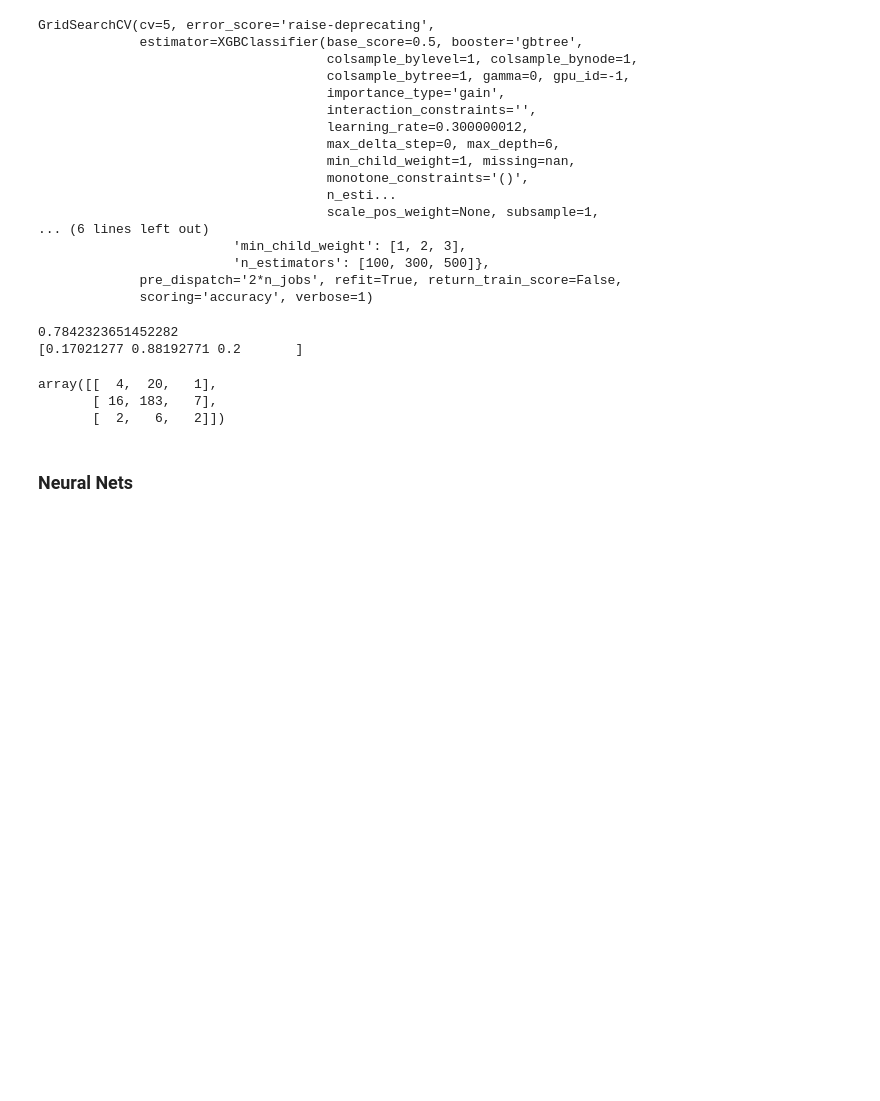
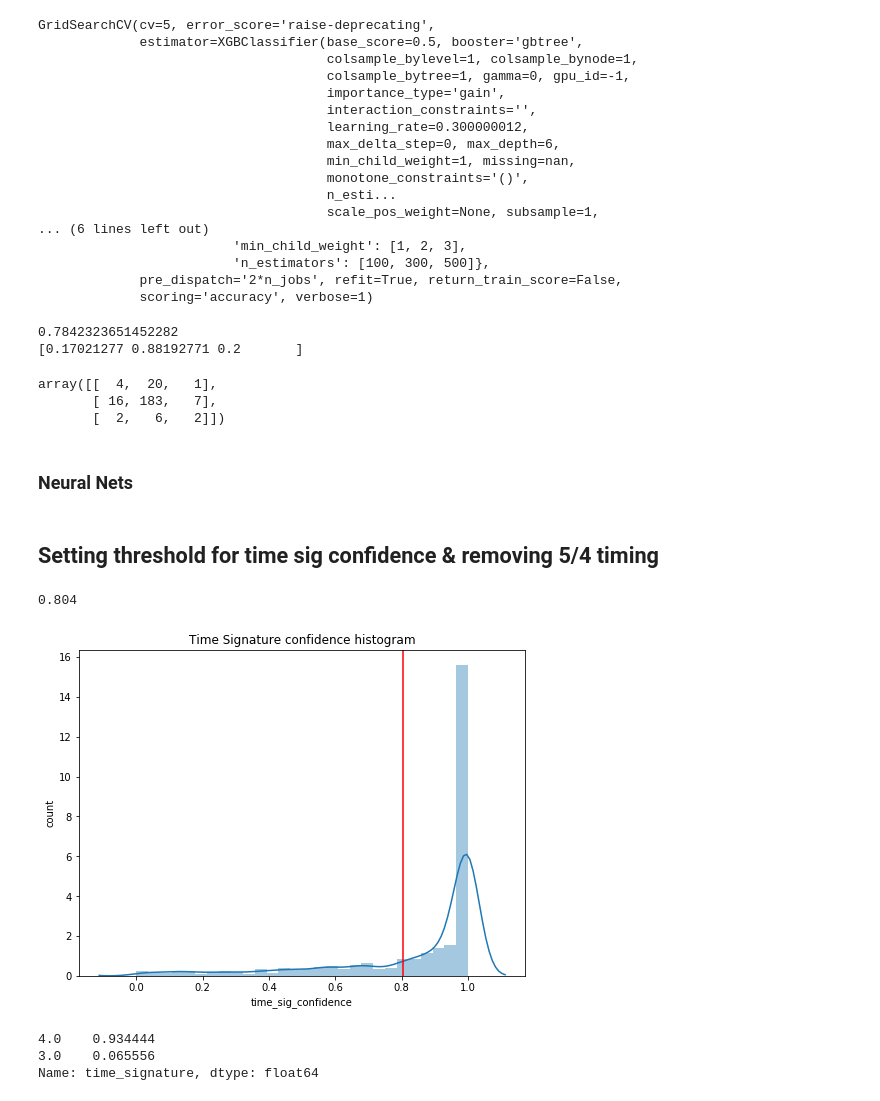
Before and after one commit to OsterMendel/classifying_time_signature_in-music, a Jupyter notebook: Modelling.ipynb, the cells around one changed output. Saved outputs shown, nothing was run; the diff lists cells and outputs as text; code cells hidden in the pictures; blank space fills up the shorter version.

Commit message:
filtered df set thresh for tim sig conf and removed 5/4 time

```diff
--- a/Modelling.ipynb
+++ b/Modelling.ipynb
@@ -239,3 +239,22 @@ array([[  4,  20,   1],
 ### Neural Nets
 # %%
 nn = models.Sequential()
+# %% [markdown]
+## Setting threshold for time sig confidence & removing 5/4 timing
+# %%
+# retrieving track id and time signature
+conf_df = pd.read_csv('clean_track_info.csv',index_col=0)[['tracks_id', 'time_sig_confidence']]
+# %%
+# checking dist
+conf_df['time_sig_confidence'].quantile(.25)
+# %% [output]
+0.804
+# %%
+# visualizing dist
+plt.figure(figsize=(8,6));
+plt.title('Time Signature confidence histogram');
+plt.ylabel('count');
+sns.distplot(conf_df['time_sig_confidence']);
+plt.axvline(conf_df['time_sig_confidence'].quantile(.25),color='r');
+# %% [output]
+[figure, added]
@@ -241,0 +267,7 @@ nn = models.Sequential()
+# %%
+# checking distribution on filtered dataframe
+filtered_df['time_signature'].value_counts(normalize=True)
+# %% [output]
+4.0    0.934444
+3.0    0.065556
+Name: time_signature, dtype: float64
```
Also changed, not shown: parts of 3 cells of this notebook, 1 other file.
